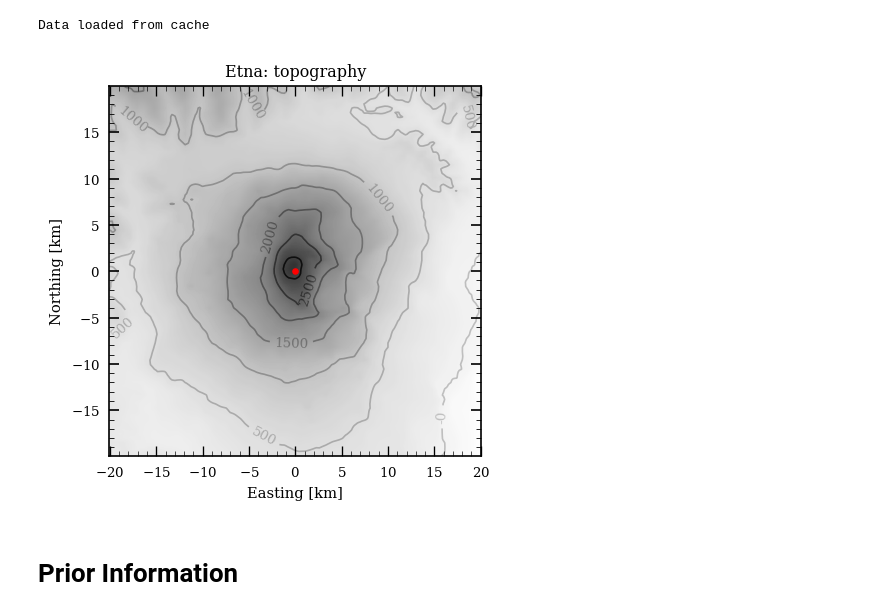
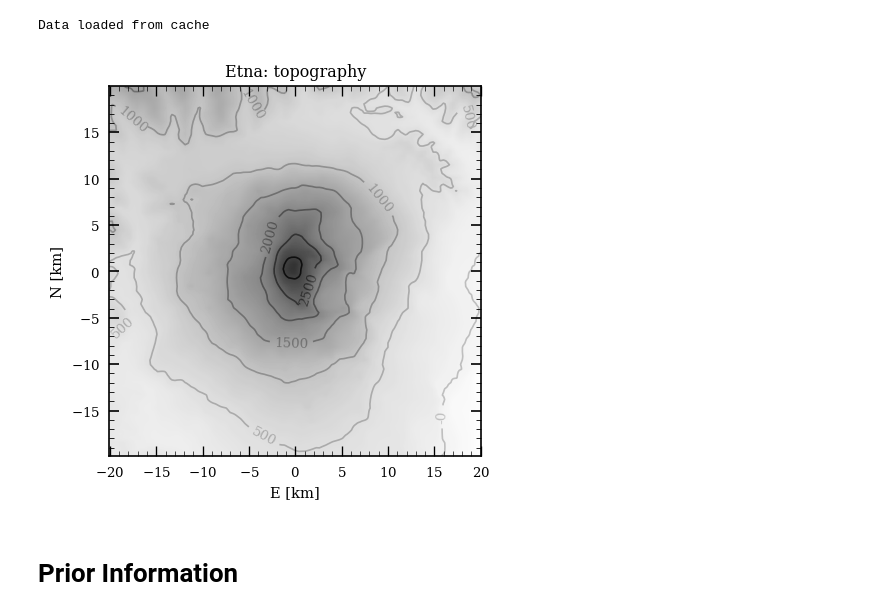
Before and after one commit to dominik-strutz/WoWED-volcano, a Jupyter notebook: main_design_notebook.ipynb, the cells around one changed output. Saved outputs shown, nothing was run; the diff lists cells and outputs as text; code cells hidden in the pictures.

```diff
--- a/main_design_notebook.ipynb
+++ b/main_design_notebook.ipynb
@@ -29,7 +29,7 @@ import torch
 
 import matplotlib.pyplot as plt
 import matplotlib.style as style
-style.use('https://raw.githubusercontent.com/dominik-strutz/dotfiles/main/mystyle.mplstyle')
+style.use('helpers/mplstyle.mplstyle')
 # %%
 from helpers.volcano_data_helpers import (
     get_volcano_data,
@@ -93,23 +87,11 @@ Data loaded from cache
 # %%
 %matplotlib inline
 fig, ax = plt.subplots(figsize=(4, 4), dpi=120)
-
 plot_topography(ax, SURFACE_DATA['topography'])
-
-ax.scatter(
-    SURFACE_DATA.attrs['local_E']*1e-3,
-    SURFACE_DATA.attrs['local_N']*1e-3,
-    color='red', s=10, label='Volcano')
-
-ax.set_aspect("equal")
-
-ax.set_xlabel("Easting [km]")
-ax.set_ylabel("Northing [km]")
 ax.set_title(f'{VOLCANO_NAME}: topography')
-
 plt.show()
 # %% [output]
-[figure, old version]
+[figure, new version]
 # %% [markdown]
 # Prior Information
 # %%
```
Also changed, not shown: parts of 18 cells of this notebook, 7 other files.
